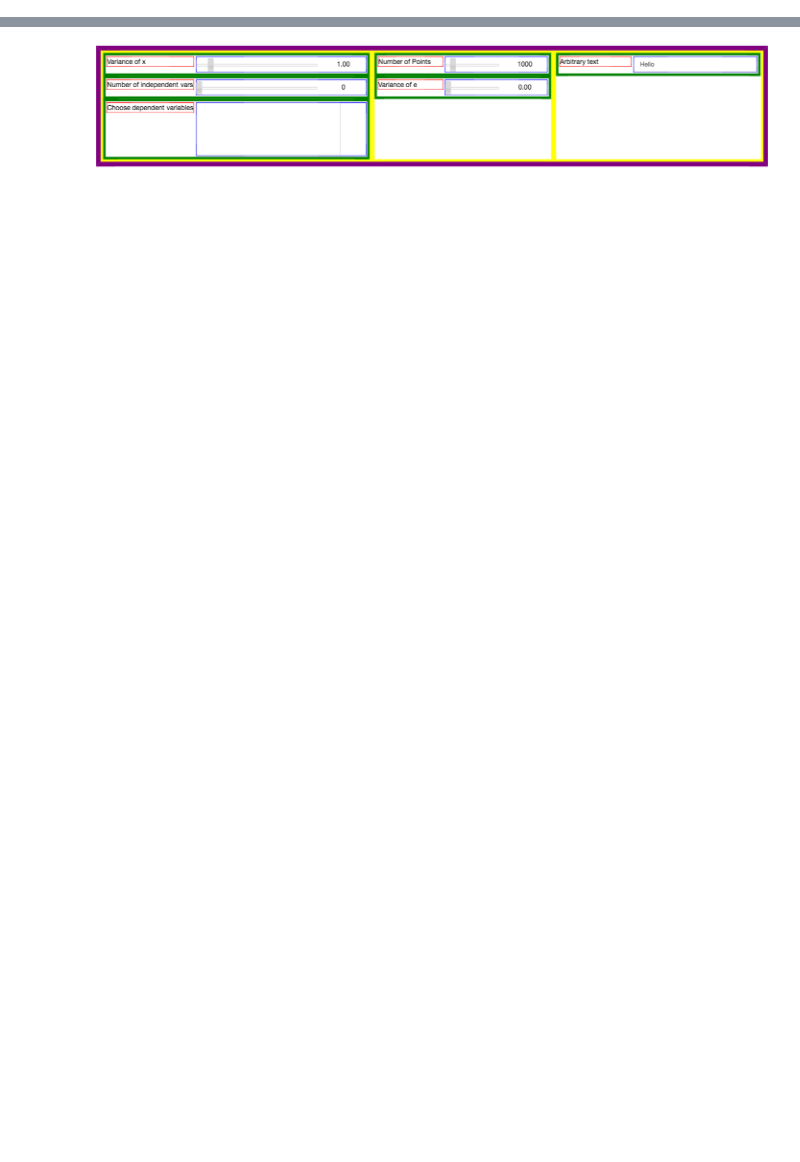
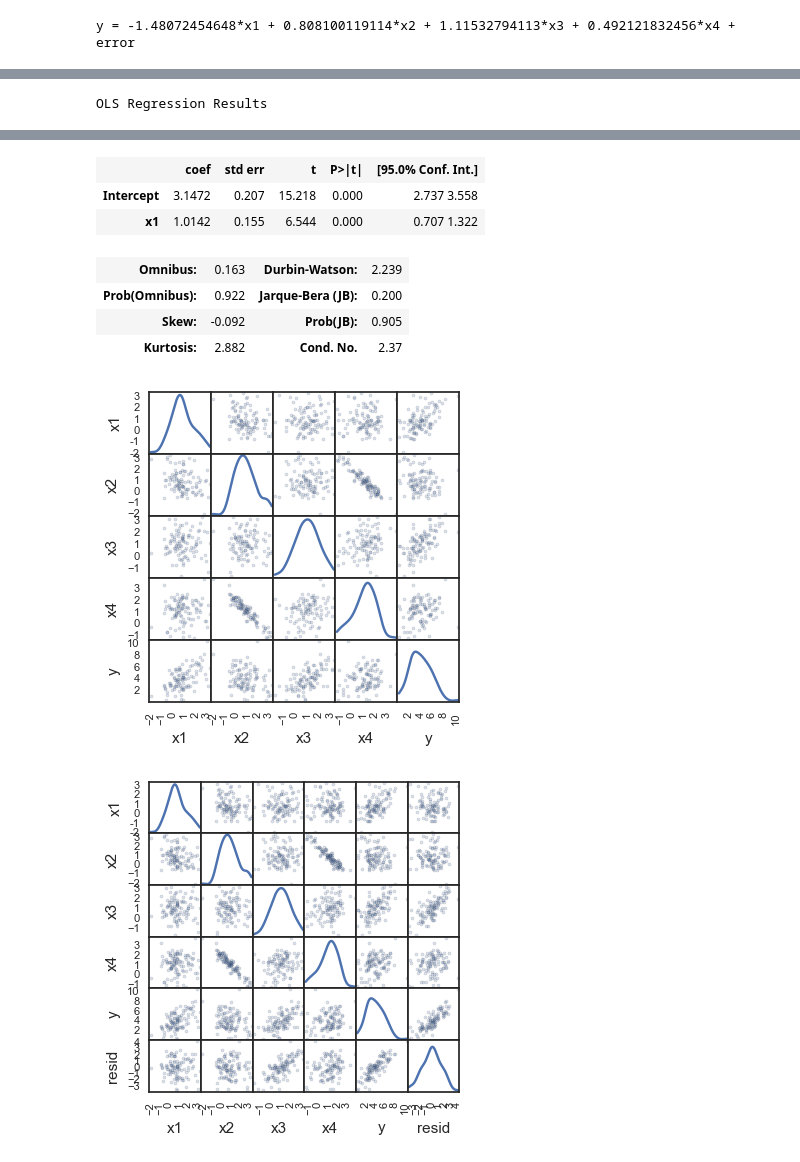
Before and after one commit to RobinL/ipython_gui_templating, a Jupyter notebook: Regression example.ipynb, the cells around one changed output, grey strips where cells are left out. Cells and saved outputs as stored; diff of their text form; code cells hidden in the pictures; blank space fills up the shorter version.

Commit message:
gui template linked to regression model

```diff
--- a/Regression example.ipynb
+++ b/Regression example.ipynb
@@ -1,6 +1,8 @@
 # %%
+%matplotlib inline
 from regression_gui import Widget_Gui_Regression
-from gui_template.model_template import Model
-model = Model()
+from regression_model import RegressionModel
+model = RegressionModel()
 wgui = Widget_Gui_Regression("gui_template/examples/interface_definition.csv", "gui_template/examples/gui_settings.json",  model)
 # %% [output]
+y = -1.48072454648*x1 + 0.808100119114*x2 + 1.11532794113*x3 + 0.492121832456*x4 + error
@@ -6,0 +15 @@ wgui = Widget_Gui_Regression("gui_template/examples/interface_definition.csv", "
+OLS Regression Results
@@ -7 +25,9 @@ wgui = Widget_Gui_Regression("gui_template/examples/interface_definition.csv", "
+|  | coef | std err | t | P>|t| | [95.0% Conf. Int.] |
+| Intercept | 3.1472 | 0.207 | 15.218 | 0.000 | 2.737 3.558 |
+| x1 | 1.0142 | 0.155 | 6.544 | 0.000 | 0.707 1.322 |
+| Omnibus: | 0.163 | Durbin-Watson: | 2.239 |
+| Prob(Omnibus): | 0.922 | Jarque-Bera (JB): | 0.200 |
+| Skew: | -0.092 | Prob(JB): | 0.905 |
+| Kurtosis: | 2.882 | Cond. No. | 2.37 |
-[figure, old version]
+[figure, new version]
+[figure, added]
```
Also changed, not shown: parts of 1 cell of this notebook, 6 other files.
